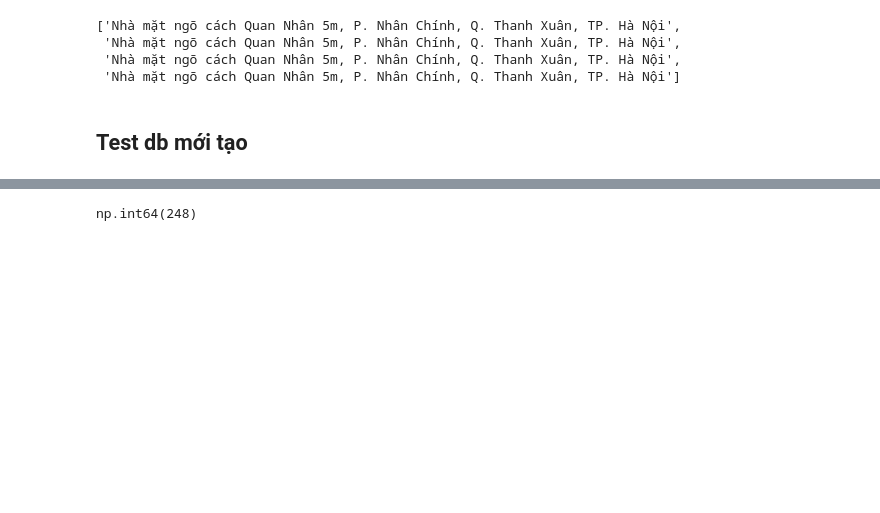
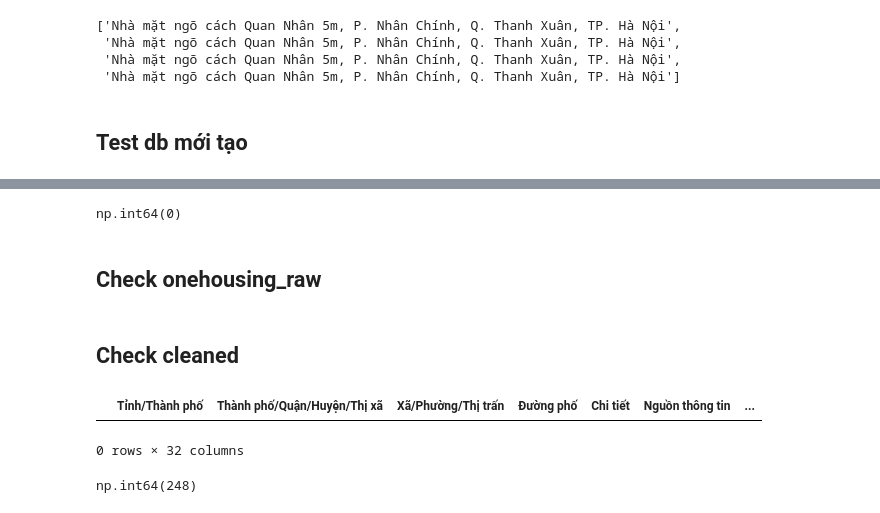
Before and after one commit to PhamMaiLinh-2403/estates-app, a Jupyter notebook: test_cua_pml.ipynb, the cells around one changed output, grey strips where cells are left out. Cells and saved outputs as stored; diff of their text form; code cells hidden in the pictures; blank space fills up the shorter version.

```diff
--- a/test_cua_pml.ipynb
+++ b/test_cua_pml.ipynb
@@ -74,3 +74,4 @@ yo['listing_title'].tolist()
 with sqlite3.connect('output/real_estate_test.db') as conn:
     bds_raw = pd.read_sql('SELECT * FROM bds_raw', conn)
     onehousing_raw = pd.read_sql('SELECT * FROM onehousing_raw', conn)
+    cleaned = pd.read_sql('SELECT * FROM cleaned', conn)
@@ -80,0 +78,6 @@ np.int64(0)
+# %%
+cleaned.duplicated().sum()
+# %% [output]
+np.int64(0)
+# %% [markdown]
+## Check onehousing_raw
@@ -81,3 +86,21 @@ np.int64(0)
+# %%
+pd.set_option('display.max_colwidth', None)
+# onehousing_raw[onehousing_raw['property_id'] == dup_id[2]][['property_id', 'property_description', 'listing_title', 'total_price', 'unit_price', 'city', 'district', 'features']]
+none_des = []
+have_des = []
+
+for id in dup_idx:
+    if pd.isna(onehousing_raw.iloc[id]['property_description']):
+        none_des.append(onehousing_raw.loc[id, 'property_id'])
+    else:
+        have_des.append(id)
+# %% [markdown]
+## Check cleaned
+# %%
+cleaned[cleaned['Yếu tố khác'] == ' ']
+# %% [output]
+|  | Tỉnh/Thành phố | Thành phố/Quận/Huyện/Thị xã | Xã/Phường/Thị trấn | Đường phố | Chi tiết | Nguồn thông tin | ... |
+0 rows × 32 columns
 # %%
 with sqlite3.connect('output/real_estate.db') as conn:
     old_bds_raw = pd.read_sql('SELECT * FROM bds_raw', conn)
```
Also changed, not shown: parts of 4 cells of this notebook, 4 other files.
